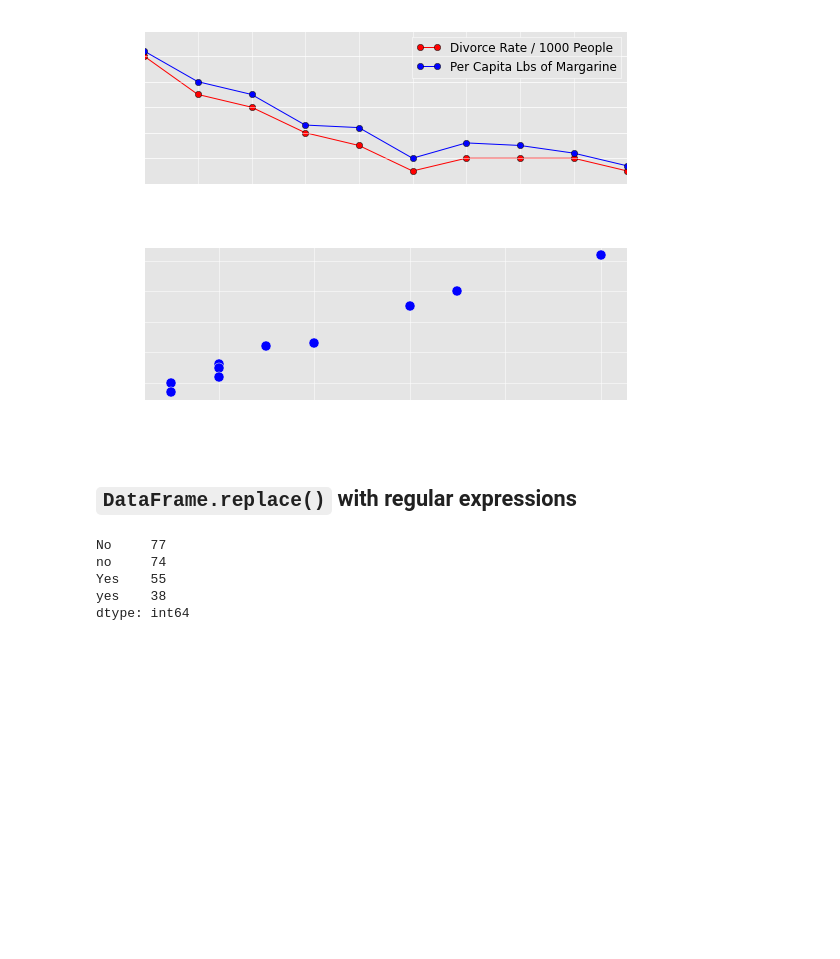
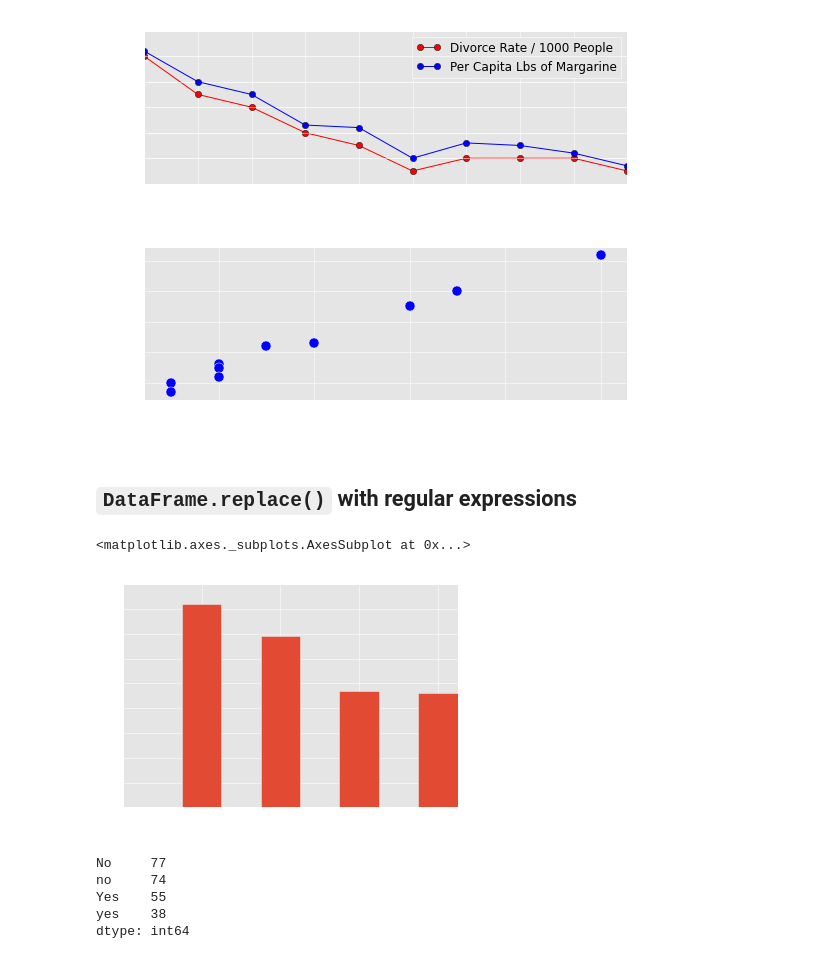
Before and after one commit to cpcloud/nyqpug-pandas-features, a Jupyter notebook: nb/Features.ipynb, the cells around one changed output. Saved outputs shown, nothing was run; the diff lists cells and outputs as text; code cells hidden in the pictures; blank space fills up the shorter version.

```diff
--- a/nb/Features.ipynb
+++ b/nb/Features.ipynb
@@ -289,6 +290,11 @@ tips = pd.read_csv('s3://nyqpug/tips.csv')
 nrows = len(tips)
 tips.loc[(rand(nrows) > 0.5) & (tips.smoker == 'Yes'), 'smoker'] = 'yes'
 tips.loc[(rand(nrows) > 0.5) & (tips.smoker == 'No'), 'smoker'] = 'no'
+# %%
+tips.smoker.value_counts().plot(kind='bar')
+# %% [output]
+<matplotlib.axes._subplots.AxesSubplot at 0x...>
+[figure, added]
 # %%
 # sanity check
 tips.smoker.value_counts()
```
Also changed, not shown: parts of 10 cells of this notebook, 1 other file.
